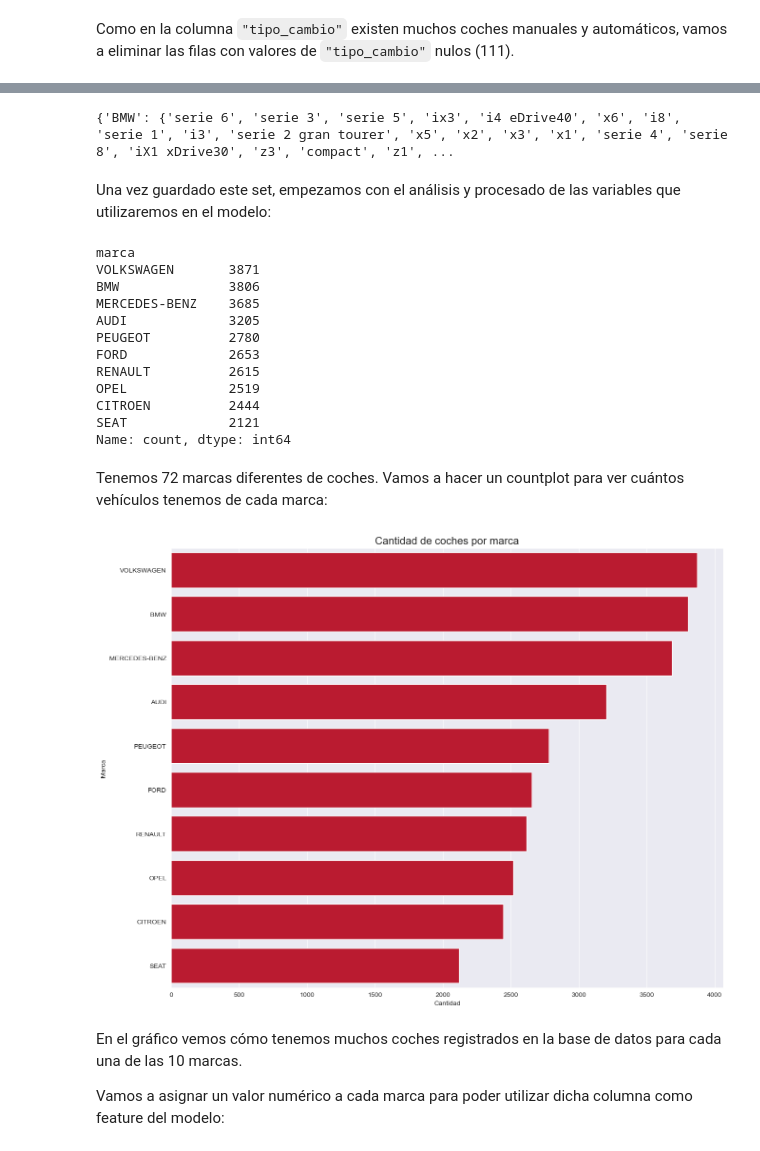
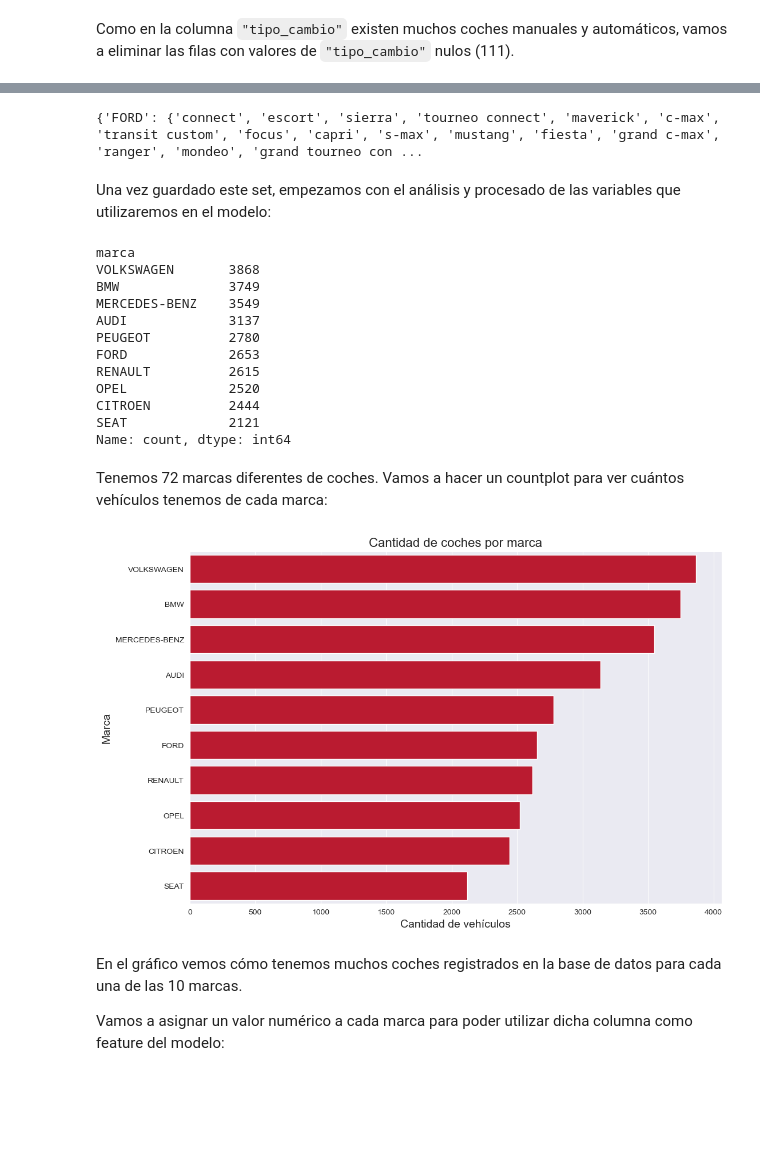
Before and after one commit to pintuchi2/tfm_car_price, a Jupyter notebook: notebooks/ml_car_price_prediction.ipynb, the cells around one changed output, grey strips where cells are left out. Drawn from its saved outputs; the diff is of its cells as text; code cells hidden in the pictures; blank space fills up the shorter version.

```diff
--- a/notebooks/ml_car_price_prediction.ipynb
+++ b/notebooks/ml_car_price_prediction.ipynb
@@ -145,0 +294,18 @@ memory usage: 3.1+ MB
+# %%
+mean_log = df["precio"].mean()
+std_log = df["precio"].std()
+
+# Límite superior a 2 sigmas en escala logarítmica:
+upper_log_limit = mean_log + 2 * std_log
+
+# Filtramos solo los valores dentro de las 2 sigmas:
+df_filtrado = df[df["precio"] <= upper_log_limit]
+
+# (Opcional) Si necesitamos volver a la escala original:
+max_precio_filtrado = np.exp(upper_log_limit)
+
+print(f"Límite superior en escala log: {upper_log_limit:.4f}")
+print(f"Corresponde a un precio real de: {max_precio_filtrado:,.2f} €")
+
+print(f"Número de coches antes de eliminar outliers: {len(df)}")
+print(f"Número de coches después de eliminar outliers: {len(df_filtrado)}")
@@ -145,0 +333,6 @@ memory usage: 3.1+ MB
+# %%
+# Aplicamos el filtro de las 2 sigmas al df original:
+df = df[df["precio"] <= upper_log_limit]
+
+# Nuevos estadísticos tras el filtro:
+df["precio"].describe()
@@ -224,0 +534,4 @@ memory usage: 2.7+ MB
+# %%
+df = df.dropna(subset=["anyo_vehiculo"])
+
+df["anyo_vehiculo"] = df["anyo_vehiculo"].astype(int)
@@ -339,7 +937,7 @@ with open('../include/utils/marca_modelo_set.pkl', 'wb') as archivo_salida3:
 
 print(marca_modelo_set)
 # %% [output]
-{'BMW': {'serie 6', 'serie 3', 'serie 5', 'ix3', 'i4 eDrive40', 'x6', 'i8', 'serie 1', 'i3', 'serie 2 gran tourer', 'x5', 'x2', 'x3', 'x1', 'serie 4', 'serie 8', 'iX1 xDrive30', 'z3', 'compact', 'z1', ...
+{'FORD': {'connect', 'escort', 'sierra', 'tourneo connect', 'maverick', 'c-max', 'transit custom', 'focus', 'capri', 's-max', 'mustang', 'fiesta', 'grand c-max', 'ranger', 'mondeo', 'grand tourneo con ...
 # %% [markdown]
 Una vez guardado este set, empezamos con el análisis y procesado de las variables que utilizaremos en el modelo:
 # %%
@@ -347,30 +945,30 @@ marca_df = df["marca"]
 marca_df.value_counts()
 # %% [output]
 marca
-VOLKSWAGEN       3871
-BMW              3806
-MERCEDES-BENZ    3685
-AUDI             3205
+VOLKSWAGEN       3868
+BMW              3749
+MERCEDES-BENZ    3549
+AUDI             3137
 PEUGEOT          2780
 FORD             2653
 RENAULT          2615
-OPEL             2519
+OPEL             2520
 CITROEN          2444
 SEAT             2121
 Name: count, dtype: int64
 # %% [markdown]
 Tenemos 72 marcas diferentes de coches. Vamos a hacer un countplot para ver cuántos vehículos tenemos de cada marca:
 # %%
-plt.figure(figsize = (15, 12))
+plt.figure(figsize = (12, 8))
 sns.countplot(y = marca_df, order=marca_df.value_counts(ascending=False).index, color=colors[0])
 
 plt.title("Cantidad de coches por marca", fontsize=16)
-plt.xlabel("Cantidad")
-plt.ylabel("Marca")
+plt.xlabel("Cantidad de vehículos", fontsize=14)
+plt.ylabel("Marca", fontsize=14)
 
 plt.show()
 # %% [output]
-[figure, old version]
+[figure, new version]
 # %% [markdown]
 En el gráfico vemos cómo tenemos muchos coches registrados en la base de datos para cada una de las 10 marcas.
 
```
Also changed, not shown: parts of 126 cells of this notebook, 6 other files.
